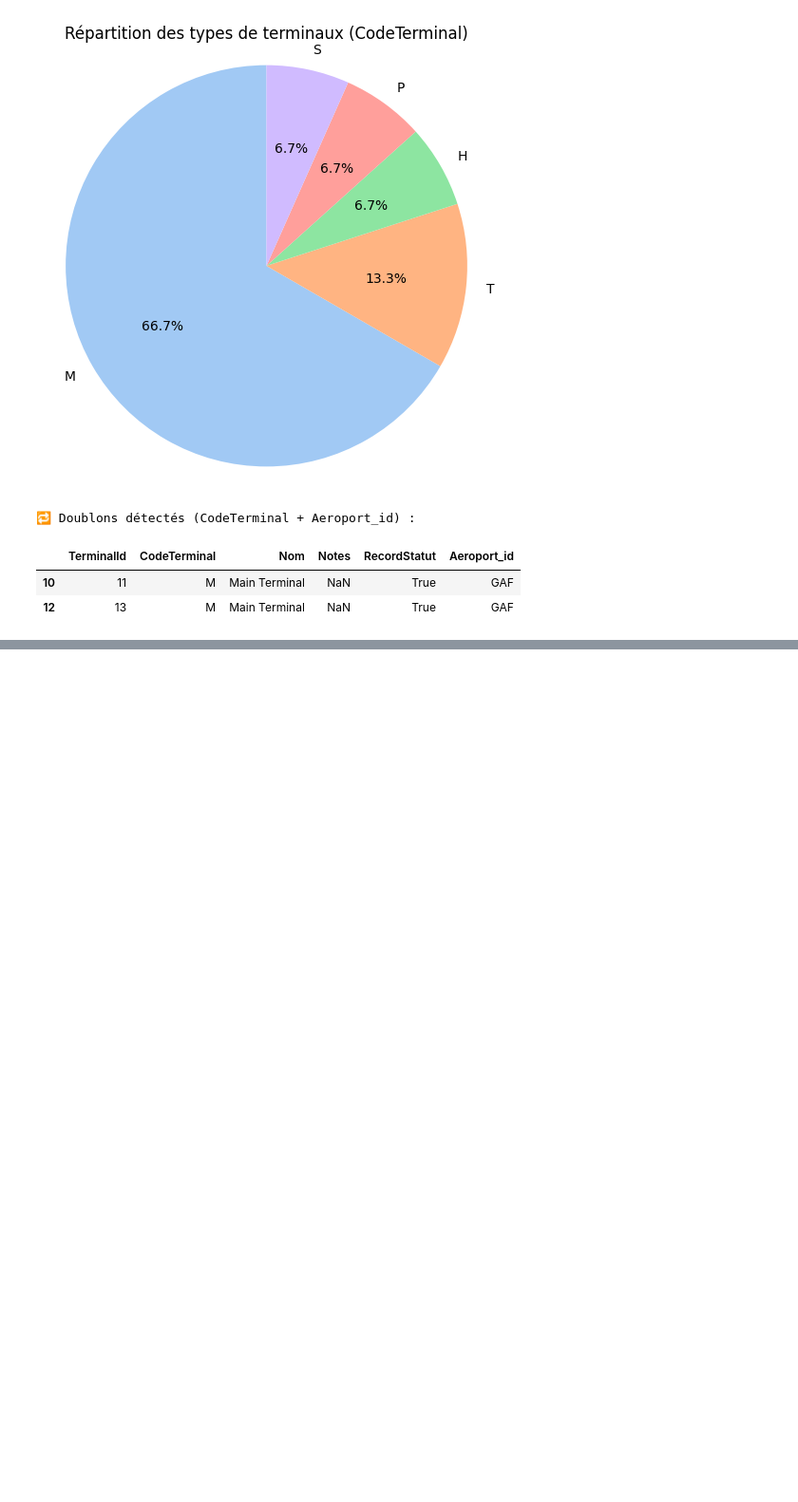
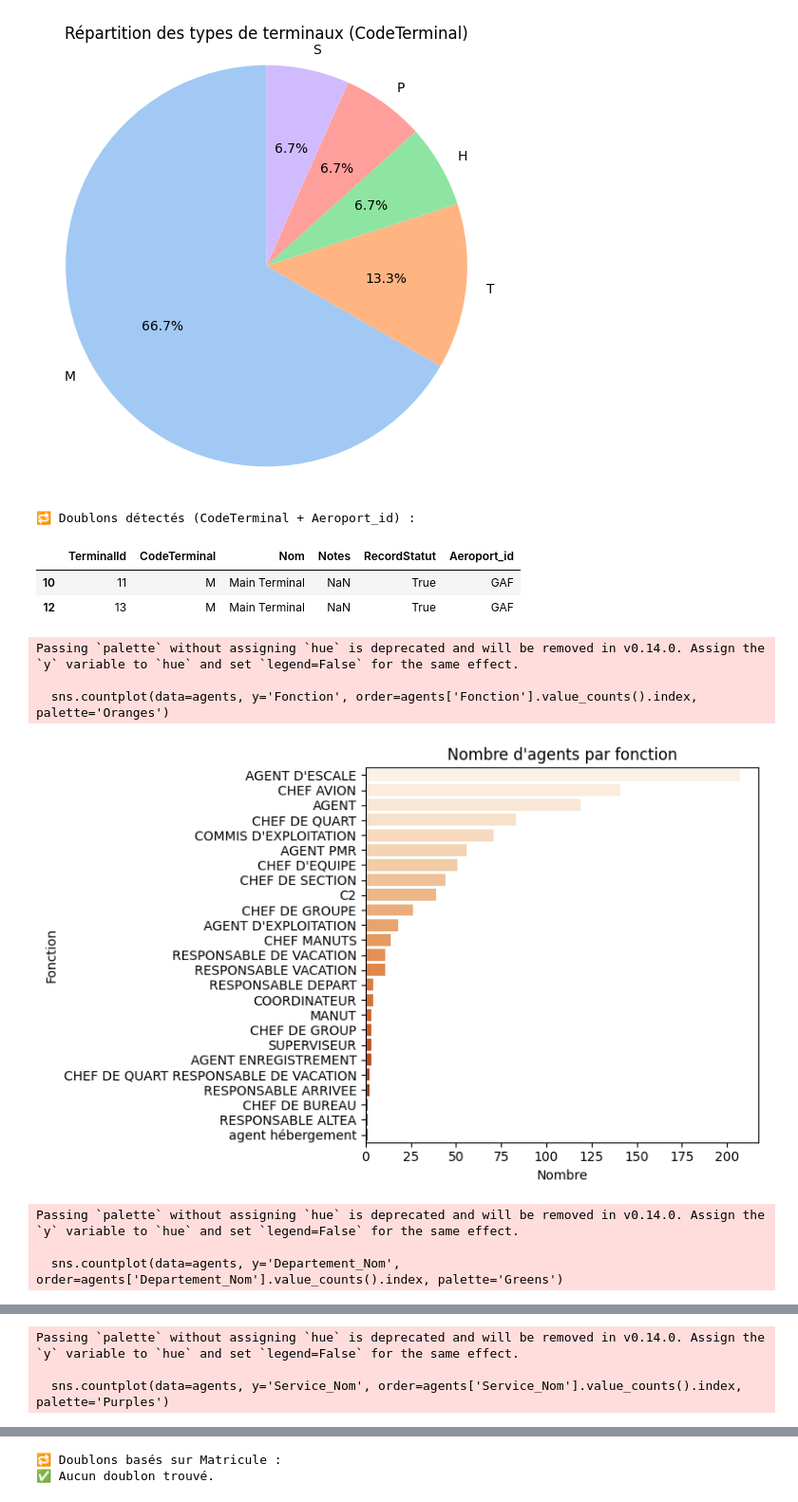
Before and after one commit to ZahraZellazi/DelayPrediction, a Jupyter notebook: DelayPrediction.ipynb, the cells around one changed output, grey strips where cells are left out. Shown at 95% size. Drawn from its saved outputs; the diff is of its cells as text; code cells hidden in the pictures; blank space fills up the shorter version.

Commit message:
agents

```diff
--- a/DelayPrediction.ipynb
+++ b/DelayPrediction.ipynb
@@ -907,3 +907,73 @@ Passing `palette` without assigning `hue` is deprecated and will be removed in v
 |  | TerminalId | CodeTerminal | Nom | Notes | RecordStatut | Aeroport_id |
 | 10 | 11 | M | Main Terminal | NaN | True | GAF |
 | 12 | 13 | M | Main Terminal | NaN | True | GAF |
+# %%
+import pandas as pd
+import matplotlib.pyplot as plt
+import seaborn as sns
+from IPython.display import display
+
+# 📥 Chargement des datasets
+agents = pd.read_csv('opscontrol_agent.csv')
+departements = pd.read_csv('opscontrol_departement.csv')
+services = pd.read_csv('opscontrol_service.csv')
+aeroports = pd.read_csv('opscontrol_aeroport.csv')
+
+# 🔗 Fusion des données
+agents = pd.merge(agents, departements, left_on='Departement_id', right_on='DepartementId', how='left')
+agents = pd.merge(agents, services, left_on='Service_id', right_on='ServiceId', how='left')
+
+# 🏷 Renommage pour plus de clarté
+agents.rename(columns={
+    'Description_x': 'Departement_Nom',
+    'Description_y': 'Service_Nom',
+    'Description': 'Entite_Nom',
+    'Nom': 'Aeroport_Nom'
+}, inplace=True)
+
+# 🎨 Visualisation : Fonction des agents
+plt.figure(figsize=(8, 5))
+sns.countplot(data=agents, y='Fonction', order=agents['Fonction'].value_counts().index, palette='Oranges')
+plt.title("Nombre d'agents par fonction")
+plt.xlabel("Nombre")
+plt.ylabel("Fonction")
+plt.tight_layout()
+plt.show()
+
+
+
+# 🏢 Par département
+plt.figure(figsize=(8, 6))
+sns.countplot(data=agents, y='Departement_Nom', order=agents['Departement_Nom'].value_counts().index, palette='Greens')
+plt.title("Nombre d'agents par département")
+plt.xlabel("Nombre d'agents")
+plt.ylabel("Département")
+plt.tight_layout()
+plt.show()
+
+# 🛠 Par service
+plt.figure(figsize=(8, 6))
+sns.countplot(data=agents, y='Service_Nom', order=agents['Service_Nom'].value_counts().index, palette='Purples')
+plt.title("Nombre d'agents par service")
+plt.xlabel("Nombre d'agents")
+plt.ylabel("Service")
+plt.tight_layout()
+plt.show()
+
+
+
+# ✅ Doublons
+print("\n🔁 Doublons basés sur Matricule :")
+duplicates = agents[agents.duplicated(subset='Matricule')]
+if not duplicates.empty:
+    display(duplicates)
+else:
+    print("✅ Aucun doublon trouvé.")
+# %% [output]
+Passing `palette` without assigning `hue` is deprecated and will be removed in v0.14.0. Assign the `y` variable to `hue` and set `legend=False` for the same effect.
+
+  sns.countplot(data=agents, y='Fonction', order=agents['Fonction'].value_counts().index, palette='Oranges')
+[figure, added]
+Passing `palette` without assigning `hue` is deprecated and will be removed in v0.14.0. Assign the `y` variable to `hue` and set `legend=False` for the same effect.
+
+  sns.countplot(data=agents, y='Departement_Nom', order=agents['Departement_Nom'].value_counts().index, palette='Greens')
@@ -909,0 +981,3 @@ Passing `palette` without assigning `hue` is deprecated and will be removed in v
+Passing `palette` without assigning `hue` is deprecated and will be removed in v0.14.0. Assign the `y` variable to `hue` and set `legend=False` for the same effect.
+
+  sns.countplot(data=agents, y='Service_Nom', order=agents['Service_Nom'].value_counts().index, palette='Purples')
@@ -909,0 +985,2 @@ Passing `palette` without assigning `hue` is deprecated and will be removed in v
+🔁 Doublons basés sur Matricule :
+✅ Aucun doublon trouvé.
```
Also changed, not shown: parts of 2 cells of this notebook.
